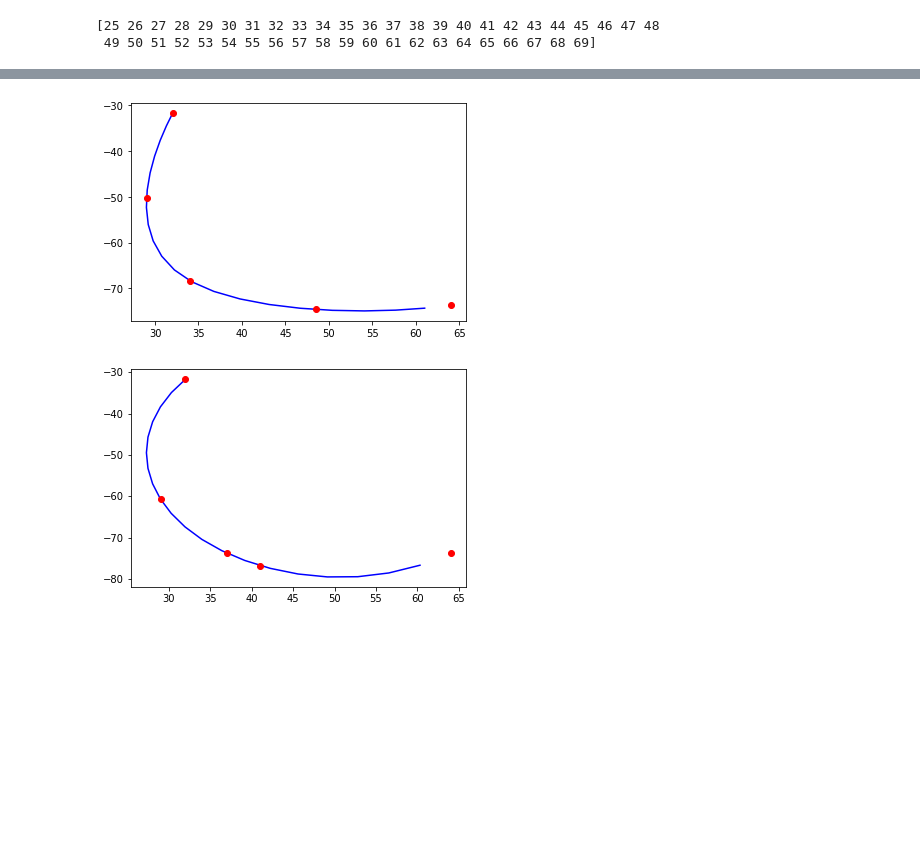
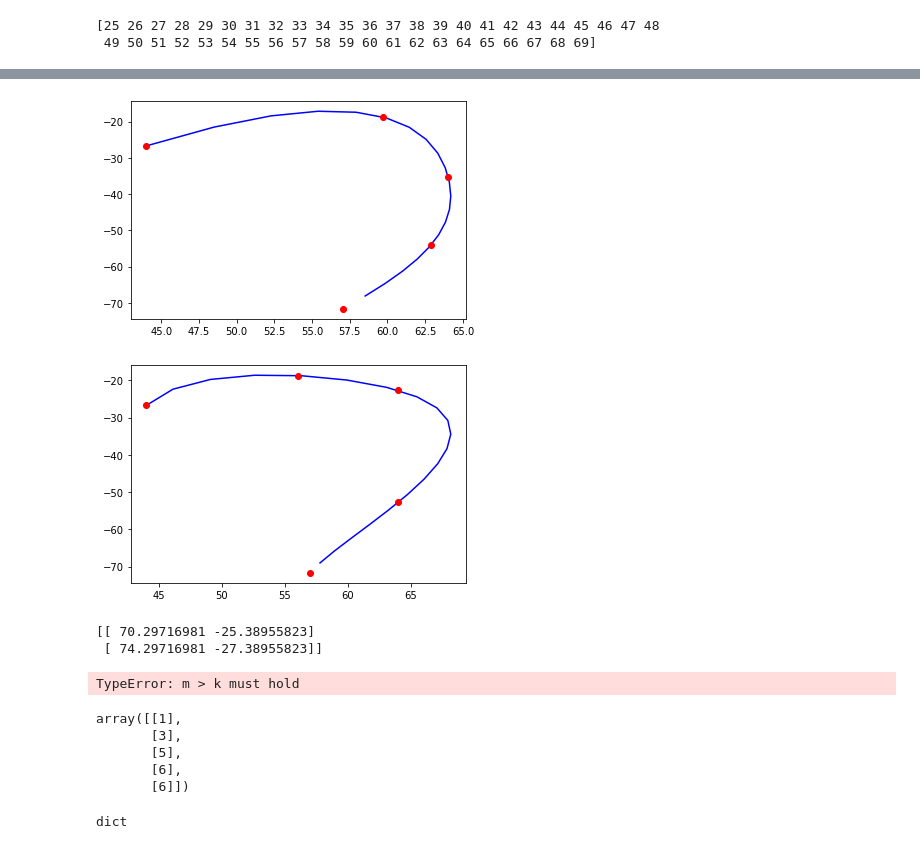
Before and after one commit to SomTambe/omniglot-bcs, a Jupyter notebook: own_model_bcs.ipynb, the cells around one changed output, grey strips where cells are left out. Drawn from its saved outputs; the diff is of its cells as text; code cells hidden in the pictures; blank space fills up the shorter version.

```diff
--- a/own_model_bcs.ipynb
+++ b/own_model_bcs.ipynb
@@ -56,3 +56,4 @@ character['Hebrew'][8][1]['strokes'][0][1][0].shape
 # %%
-x=character['Hebrew'][8][1]['strokes'][0][1][0][:,[0]]
-y=character['Hebrew'][8][1]['strokes'][0][1][0][:,[1]]
+x=character['Hebrew'][8][1]['strokes'][0][2][0][:,[0]]
+y=character['Hebrew'][8][1]['strokes'][0][2][0][:,[1]]
+print(x.shape,y.shape)
@@ -138,28 +141,28 @@ plt.show()
 # %%
 # Method 1
 tck, u = interpolate.splprep([x.reshape(-1), y.reshape(-1)], s=0) #
-unew = numpy.arange(0,1.1,0.25) #
+unew = np.arange(0,1.1,0.25) #
 out = interpolate.splev(unew, tck)#
 xn, yn = out[0], out[1] #
 tck, u = interpolate.splprep([xn, yn], s=0)
-unew2 = numpy.arange(0,1,0.05)
+unew2 = np.arange(0,1,0.05)
 out2 = interpolate.splev(unew2, tck)
 plt.plot(out2[0],out2[1],'b')
 plt.plot(xn,yn,'ro')
 plt.show()
 # %% [output]
-[figure, old version]
+[figure, new version]
 # %%
 # Method 2
 xn, yn = sp[:, 0], sp[:, 1]
 tck, u = interpolate.splprep([xn, yn], s=0)
-unew2 = numpy.arange(0,1,0.05)
+unew2 = np.arange(0,1,0.05)
 out2 = interpolate.splev(unew2, tck)
 plt.plot(out2[0],out2[1],'b')
 plt.plot(xn,yn,'ro')
 plt.show()
 # %% [output]
-[figure, old version]
+[figure, new version]
 # %%
 # I will use method 1, as recommended by Shashi.
 # Storing the primitives as 5-point splines for each and every character in the dataset.
@@ -166,0 +172,41 @@ plt.show()
+# %%
+def spline_5(primitive):
+    """
+    Args:
+        primitive (numpy array): The (n,2) np array of the primitive coordinates.
+    """
+    xc=primitive[:,[0]]
+    yc=primitive[:,[1]]
+#     try:
+    tck, u = interpolate.splprep([xc.reshape(-1), yc.reshape(-1)], s=0)
+#     unew = np.arange(0,1.1,0.25)
+    unew=np.arange(0,1,0.5)
+    out = interpolate.splev(unew, tck)
+    return np.array(out).transpose((1,0))
+#     except:
+
+
+print(spline_5(character['Braille'][8][1]['strokes'][0][8][0]))
+print(spline_5(np.random.randn(3,2)))
+# %% [output]
+[[ 70.29716981 -25.38955823]
+ [ 74.29716981 -27.38955823]]
+TypeError: m > k must hold
+# %%
+def rep(arr):
+    last=arr[-1].reshape(-1,1)
+    for _ in range(5-arr.shape[0]):
+        arr=np.append(arr,last,axis=0)
+    return arr
+rep(np.array([1,3,5,6]).reshape(-1,1))
+# %% [output]
+array([[1],
+       [3],
+       [5],
+       [6],
+       [6]])
+# %%
+prims={} # Initialized an empty dict first
+type(prims)
+# %% [output]
+dict
```
Also changed, not shown: parts of 18 cells of this notebook.
